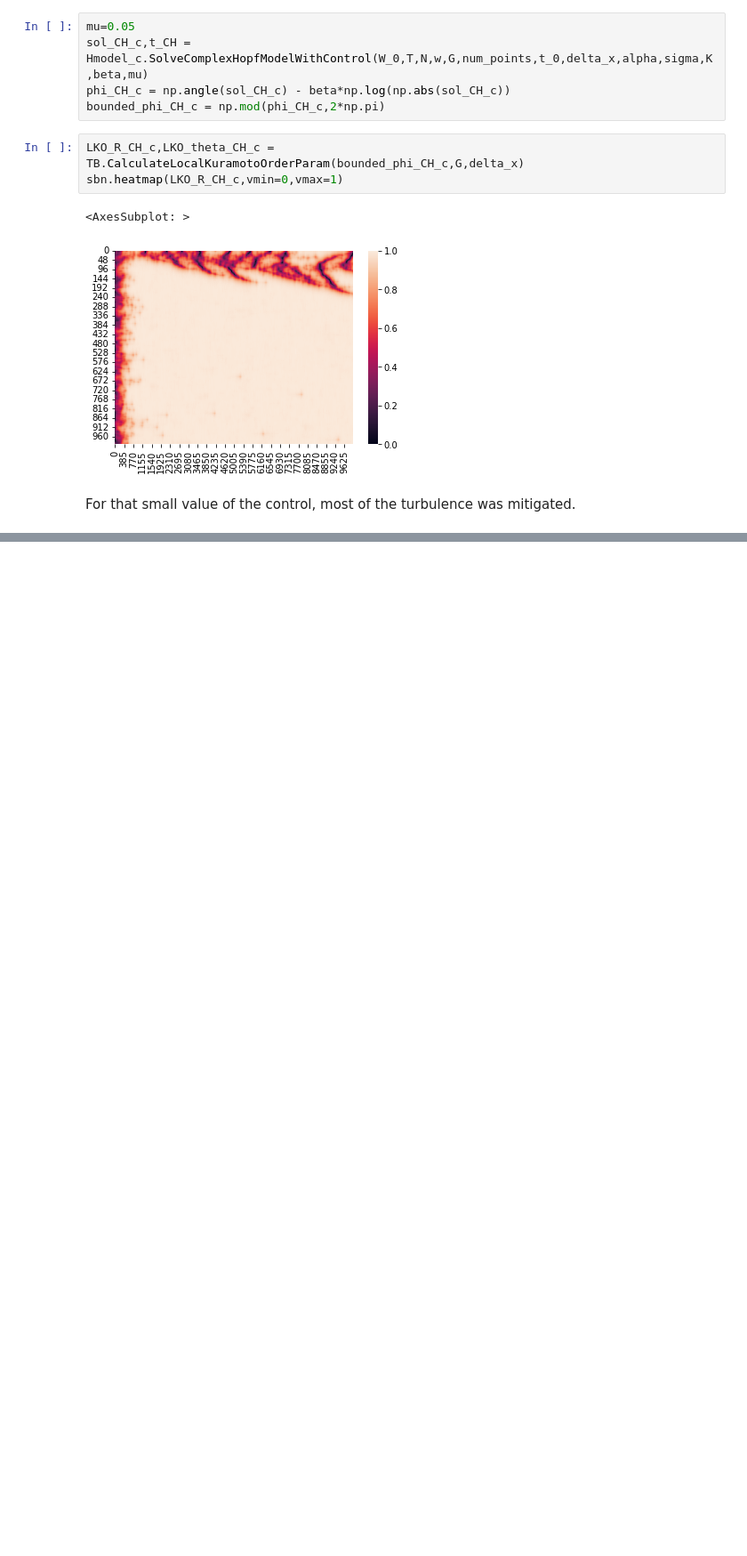
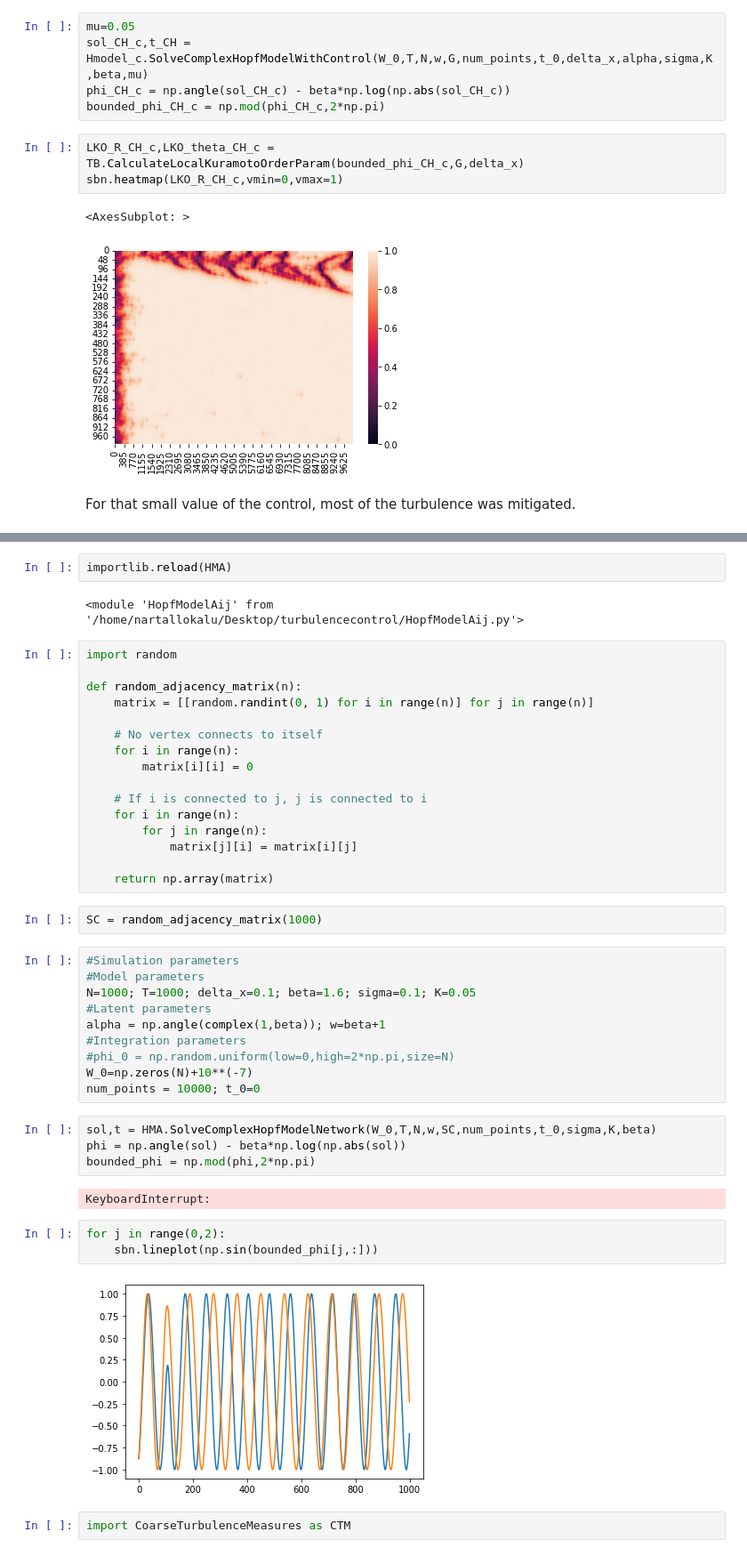
Before and after one commit to rnartallo/turbulencecontrol, a Jupyter notebook: TurbulenceControl.ipynb, the cells around one changed output, grey strips where cells are left out. Shown at 89% size. Drawn from its saved outputs; the diff is of its cells as text; blank space fills up the shorter version.

```diff
--- a/TurbulenceControl.ipynb
+++ b/TurbulenceControl.ipynb
@@ -208,0 +214,45 @@ For that small value of the control, most of the turbulence was mitigated.
+# %%
+importlib.reload(HMA)
+# %% [output]
+<module 'HopfModelAij' from '/home/nartallokalu/Desktop/turbulencecontrol/HopfModelAij.py'>
+# %%
+import random
+
+def random_adjacency_matrix(n):
+    matrix = [[random.randint(0, 1) for i in range(n)] for j in range(n)]
+
+    # No vertex connects to itself
+    for i in range(n):
+        matrix[i][i] = 0
+
+    # If i is connected to j, j is connected to i
+    for i in range(n):
+        for j in range(n):
+            matrix[j][i] = matrix[i][j]
+
+    return np.array(matrix)
+# %%
+SC = random_adjacency_matrix(1000)
+# %%
+#Simulation parameters
+#Model parameters
+N=1000; T=1000; delta_x=0.1; beta=1.6; sigma=0.1; K=0.05
+#Latent parameters
+alpha = np.angle(complex(1,beta)); w=beta+1
+#Integration parameters
+#phi_0 = np.random.uniform(low=0,high=2*np.pi,size=N)
+W_0=np.zeros(N)+10**(-7)
+num_points = 10000; t_0=0
+# %%
+sol,t = HMA.SolveComplexHopfModelNetwork(W_0,T,N,w,SC,num_points,t_0,sigma,K,beta)
+phi = np.angle(sol) - beta*np.log(np.abs(sol))
+bounded_phi = np.mod(phi,2*np.pi)
+# %% [output]
+KeyboardInterrupt:
+# %%
+for j in range(0,2):
+    sbn.lineplot(np.sin(bounded_phi[j,:]))
+# %% [output]
+[figure, added]
+# %%
+import CoarseTurbulenceMeasures as CTM
```
Also changed, not shown: parts of 12 cells of this notebook, 5 other files.
